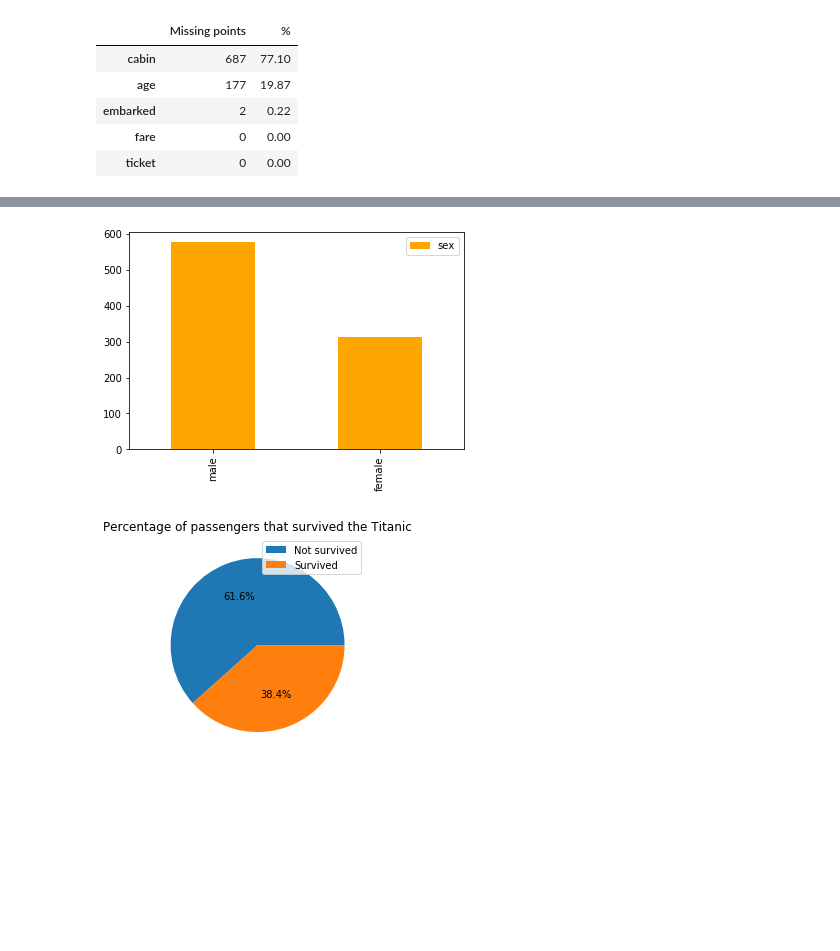
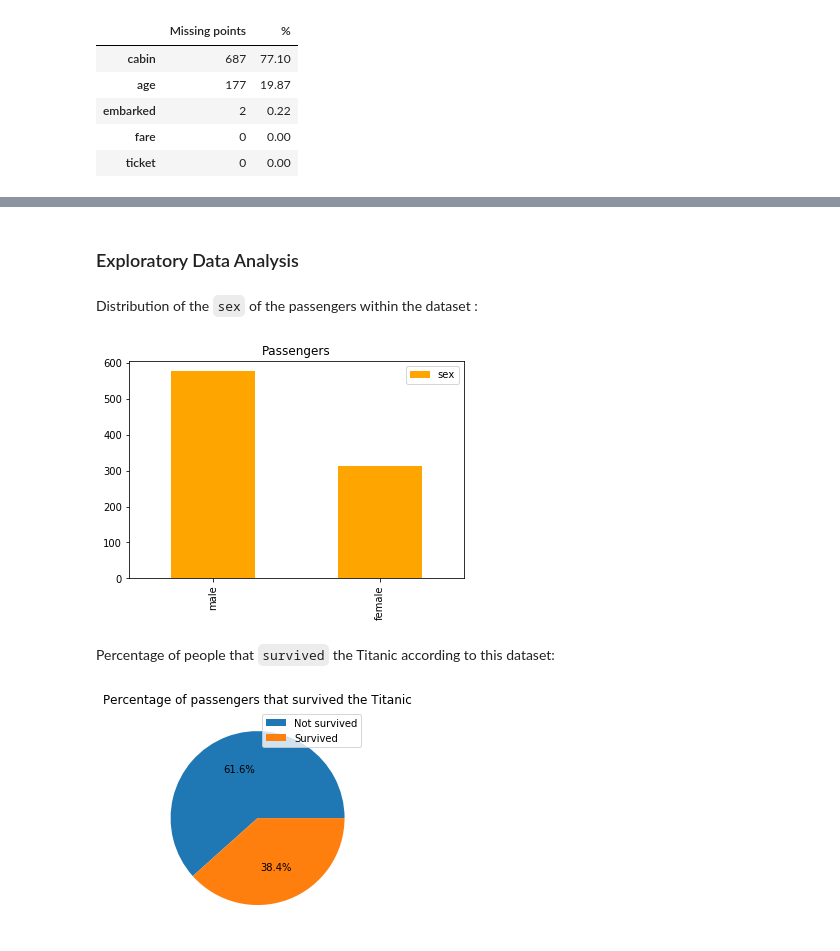
Before and after one commit to ricardocruzado/Titanic-survival-prediction-model, a Jupyter notebook: Titanic_EDA.ipynb, the cells around one changed output, grey strips where cells are left out. Drawn from its saved outputs; the diff is of its cells as text; code cells hidden in the pictures; blank space fills up the shorter version.

Commit message:
new data exploration

```diff
--- a/Titanic_EDA.ipynb
+++ b/Titanic_EDA.ipynb
@@ -6,5 +8,5 @@ import seaborn as sns
 # %%
-titanic=pd.read_csv('datasets/titanic.csv')
+titanic=pd.read_csv('titanic.csv')
 titanic.head()
 # %% [output]
 |  | survived | pclass | name | sex | age | sibsp | parch | ticket | fare | cabin | embarked |
@@ -78,11 +82,18 @@ missing_df.head()
+# %% [markdown]
+### Exploratory Data Analysis
+# %% [markdown]
+Distribution of the `sex` of the passengers within the dataset :
 # %%
 ax=titanic.sex.value_counts().plot(kind='bar',color='orange')
 xlabels=[20,30]
 plt.legend()
+plt.title('Passengers')
 #ax.set_yticklabels(xlabels)
 plt.show()
 # %% [output]
-[figure, old version]
+[figure, new version]
+# %% [markdown]
+Percentage of people that `survived` the Titanic according to this dataset:
 # %%
 plt.pie(titanic.survived.value_counts(),autopct='%1.1f%%');
 labels=['Not survived','Survived']
```
Also changed, not shown: parts of 18 cells of this notebook.
